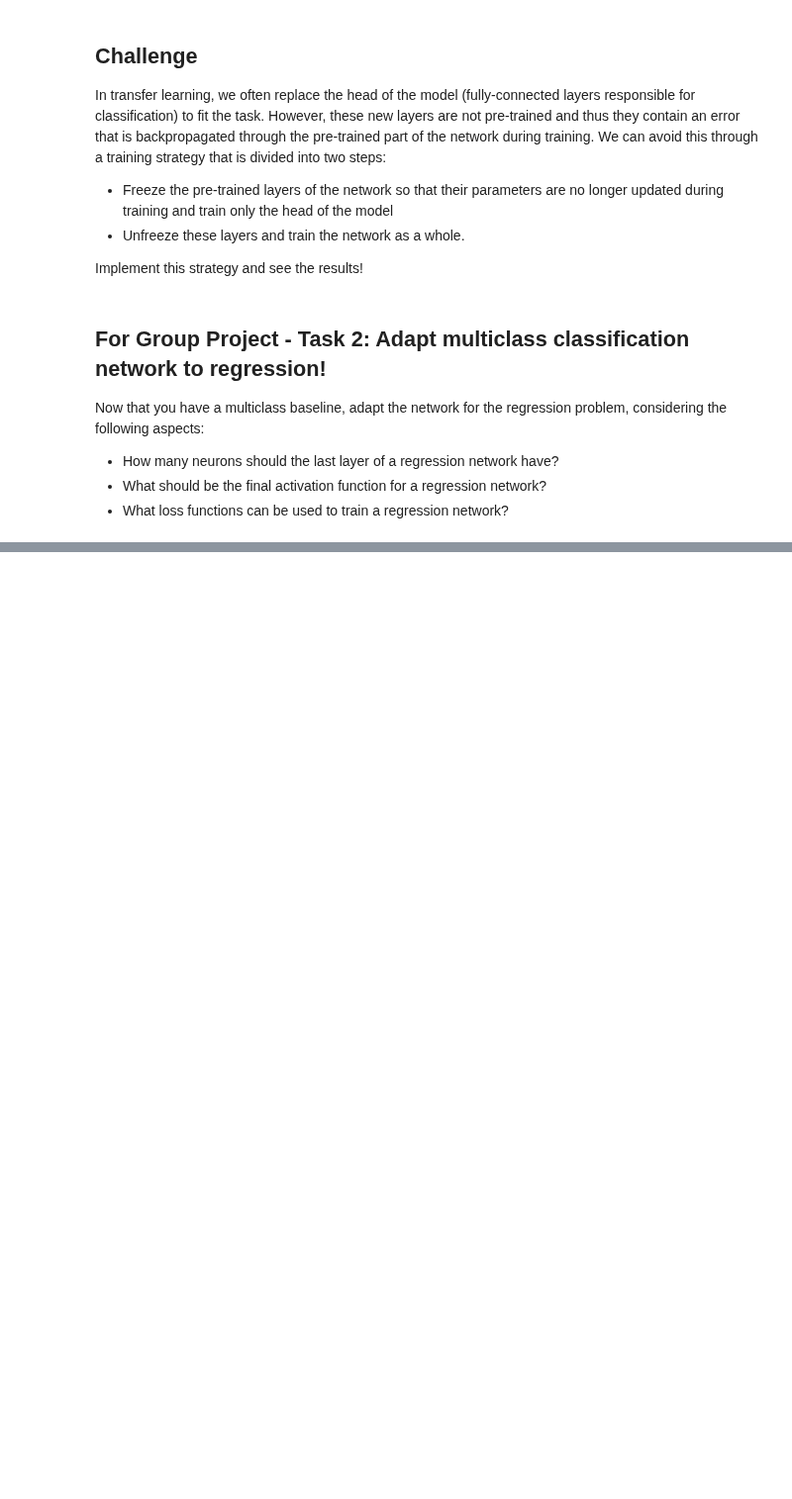
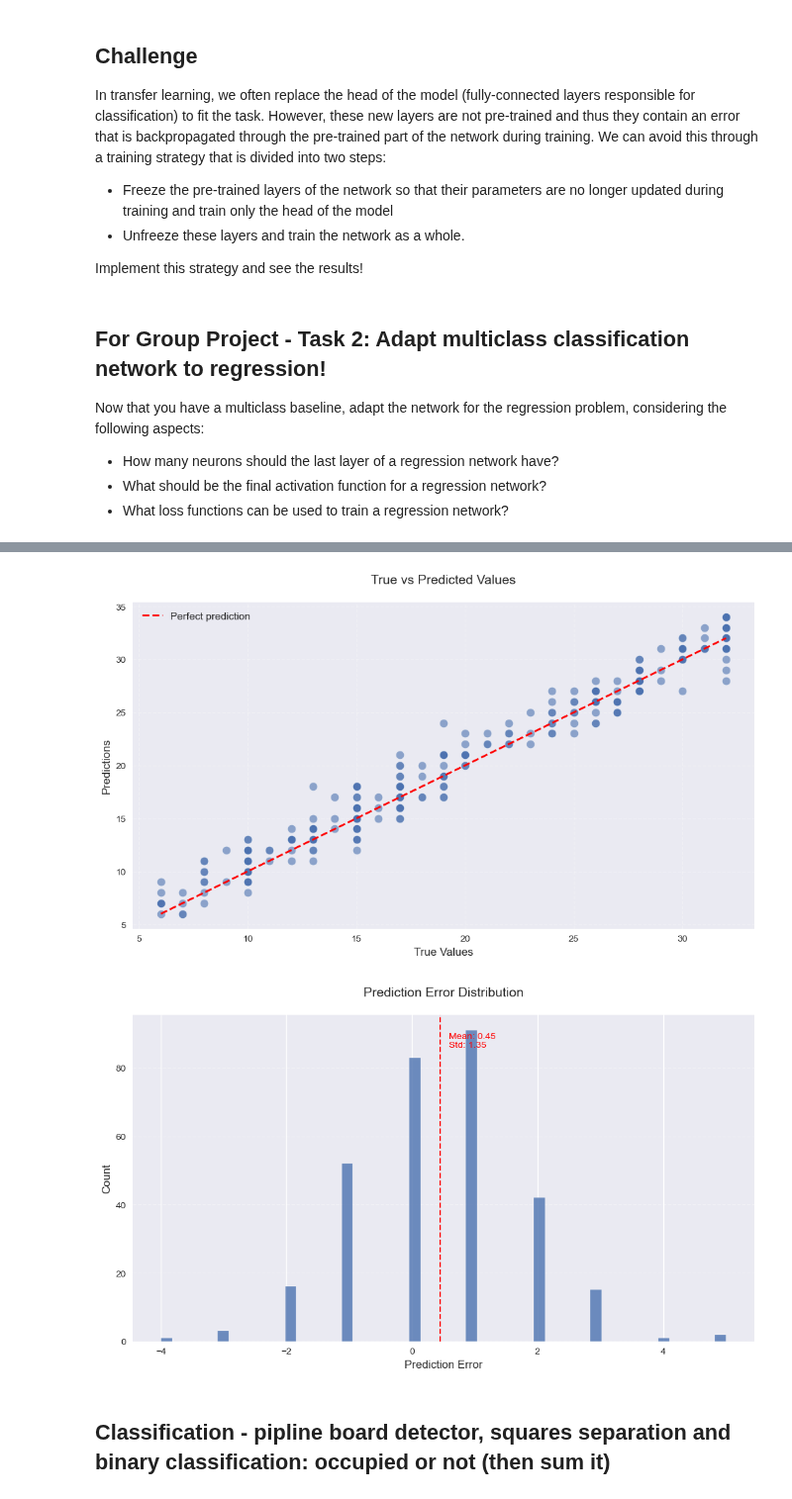
Before and after one commit to wesdpre/-Detect_the_chess_board_and_chess_pieces, a Jupyter notebook: task2_num_pieces.ipynb, the cells around one changed output, grey strips where cells are left out. Shown at 99% size. Drawn from its saved outputs; the diff is of its cells as text; code cells hidden in the pictures; blank space fills up the shorter version.

```diff
--- a/task2_num_pieces.ipynb
+++ b/task2_num_pieces.ipynb
@@ -515,7 +903,7 @@ def test_regressor(model, test_dataloader, device):
 
     return np.array(predictions), np.array(true_values)
 
-predictions, true_values = evaluate_on_test_set(model1, test_dataloader, device)
+predictions, true_values = test_regressor(model3, test_dataloader, device)
 # %%
 from sklearn.metrics import mean_absolute_error, mean_squared_error, r2_score
 
@@ -532,19 +929,56 @@ print(f"R²: {r2:.4f}")
 # %%
 import matplotlib.pyplot as plt
+import numpy as np
 
+# Set style
+plt.style.use('seaborn-v0_8')
+
+# True vs Predicted plot
 plt.figure(figsize=(10, 6))
-plt.scatter(true_values, predictions, alpha=0.5)
-plt.plot([min(true_values), max(true_values)], [min(true_values), max(true_values)], 'r--')
-plt.xlabel('True Values')
-plt.ylabel('Predictions')
-plt.title('True vs Predicted Values')
+plt.scatter(true_values, rounded_predictions,
+            alpha=0.6,
+            edgecolor='w',
+            linewidth=0.5,
+            s=80)
+plt.plot([np.min(true_values), np.max(true_values)],
+         [np.min(true_values), np.max(true_values)],
+         'r--',
+         linewidth=2,
+         label='Perfect prediction')
+plt.xlabel('True Values', fontsize=12)
+plt.ylabel('Predictions', fontsize=12)
+plt.title('True vs Predicted Values', fontsize=14, pad=20)
+plt.grid(True, linestyle='--', alpha=0.3)
+plt.legend(fontsize=11)
+ax = plt.gca()
+ax.spines['top'].set_visible(False)
+ax.spines['right'].set_visible(False)
+plt.tight_layout()
 plt.show()
 
 # Errors Histogram
-errors = predictions - true_values
+errors = rounded_predictions - true_values
 plt.figure(figsize=(10, 6))
-plt.hist(errors, bins=50)
-plt.xlabel('Prediction Error')
-plt.ylabel('Count')
-plt.title('Prediction Error Distribution')
+plt.hist(errors,
+         bins=50,
+         edgecolor='white',
+         alpha=0.8)
+plt.xlabel('Prediction Error', fontsize=12)
+plt.ylabel('Count', fontsize=12)
+plt.title('Prediction Error Distribution', fontsize=14, pad=20)
+plt.grid(True, axis='y', linestyle='--', alpha=0.3)
+mean_err = np.mean(errors)
+std_err = np.std(errors)
+plt.axvline(mean_err, color='r', linestyle='--', linewidth=1.5)
+plt.text(mean_err + 0.1*std_err, plt.ylim()[1]*0.9,
+         f'Mean: {mean_err:.2f}\nStd: {std_err:.2f}',
+         color='red')
+ax = plt.gca()
+ax.spines['top'].set_visible(False)
+ax.spines['right'].set_visible(False)
+
+plt.tight_layout()
 plt.show()
+# %% [output]
+[figure, added]
+[figure, added]
@@ -550,0 +988,2 @@ plt.show()
+# %% [markdown]
+## Classification - pipline board detector, squares separation and binary classification: occupied or not (then sum it)
```
Also changed, not shown: parts of 27 cells of this notebook.
